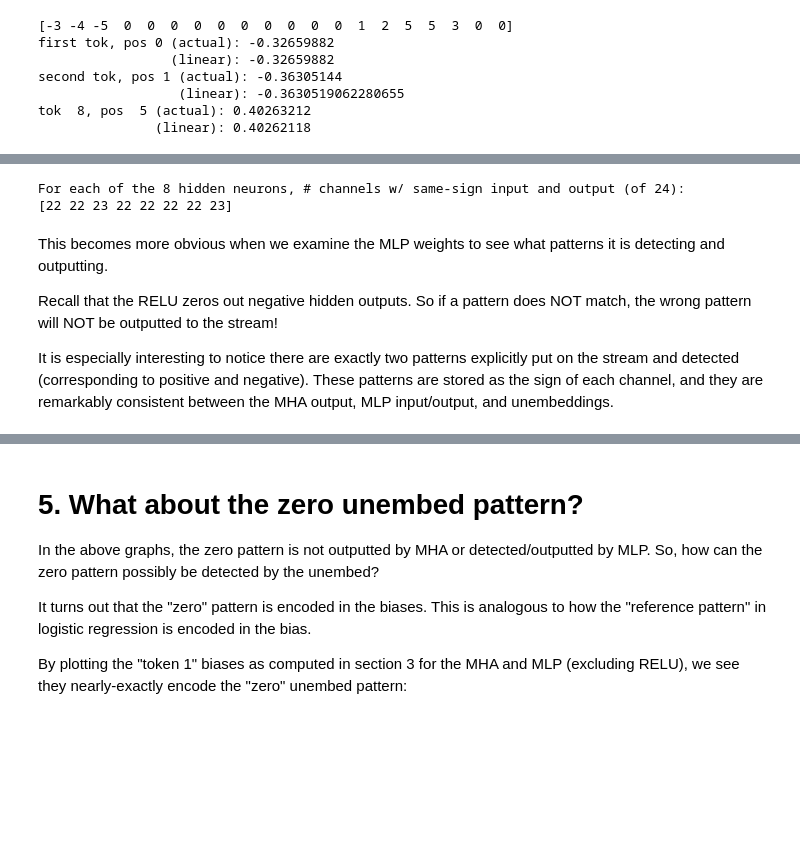
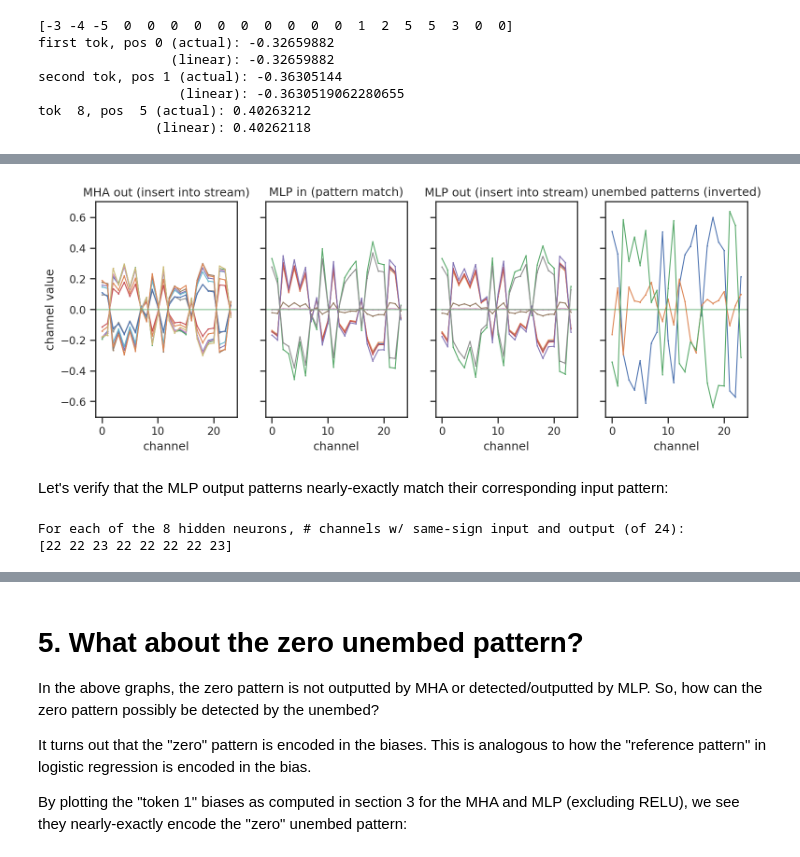
Before and after one commit to danwilhelm/cumsum_transformer, a Jupyter notebook: cumsum_transformer.ipynb, the cells around one changed output, grey strips where cells are left out. Saved outputs shown, nothing was run; the diff lists cells and outputs as text; code cells hidden in the pictures; blank space fills up the shorter version.

```diff
--- a/cumsum_transformer.ipynb
+++ b/cumsum_transformer.ipynb
@@ -450,3 +450,22 @@ We will next show that the MLP output for hidden neuron $i$ is ~identical to the
+# %%
+# Investigate what sign patterns are inserted into the stream (MHA out, MLP out) and pattern-matched from the stream (MLP in, unembed)
+# - Note the MHA outputs patterns which are exactly detected by the MLP (left two graphs).
+# - The MLP outputs near-identical patterns that it detects (middle two graphs -- each color has the same signs!)
+# - The unembed patterns are nearly-identical to those outputted by the MHA and MLP, indicating this is the only other space stored in the residual stream.
+
+# Note these are WEIGHTS, so the inputs don't matter
+neg = np.array([0,1,3,4,5,6])
+pos = np.array([2,7])
+rowplot([
+    [lambda: listplot(m.attn_wo, line=True, h=0, xlabel='channel', ylabel='channel value', title='MHA out (insert into stream)')],
+    [lambda: listplot(m.mlp_win.T, line=True, h=0, xlabel='channel', title='MLP in (pattern match)')],
+    [lambda: listplot(m.mlp_wout, line=True, h=0, xlabel='channel', title='MLP out (insert into stream)')],
+    [lambda: listplot(-m.unembed_w.T, line=True, h=0, xlabel='channel', title='unembed patterns (inverted)')],
+], sharey=True);
+# %% [output]
+[figure, added]
+# %% [markdown]
+Let's verify that the MLP output patterns nearly-exactly match their corresponding input pattern:
 # %%
 # Each of the eight hidden neurons match the sign 22 to 23 of their 24 inputs!
 
@@ -455,9 +474,3 @@ print(np.sum(np.sign(m.mlp_win.T) == np.sign(m.mlp_wout), axis=1))
 # %% [output]
 For each of the 8 hidden neurons, # channels w/ same-sign input and output (of 24):
 [22 22 23 22 22 22 22 23]
-# %% [markdown]
-This becomes more obvious when we examine the MLP weights to see what patterns it is detecting and outputting.
-
-Recall that the RELU zeros out negative hidden outputs. So if a pattern does NOT match, the wrong pattern will NOT be outputted to the stream!
-
-It is especially interesting to notice there are exactly two patterns explicitly put on the stream and detected (corresponding to positive and negative). These patterns are stored as the sign of each channel, and they are remarkably consistent between the MHA output, MLP input/output, and unembeddings.
```
Also changed, not shown: parts of 19 cells of this notebook, 1 other file.
